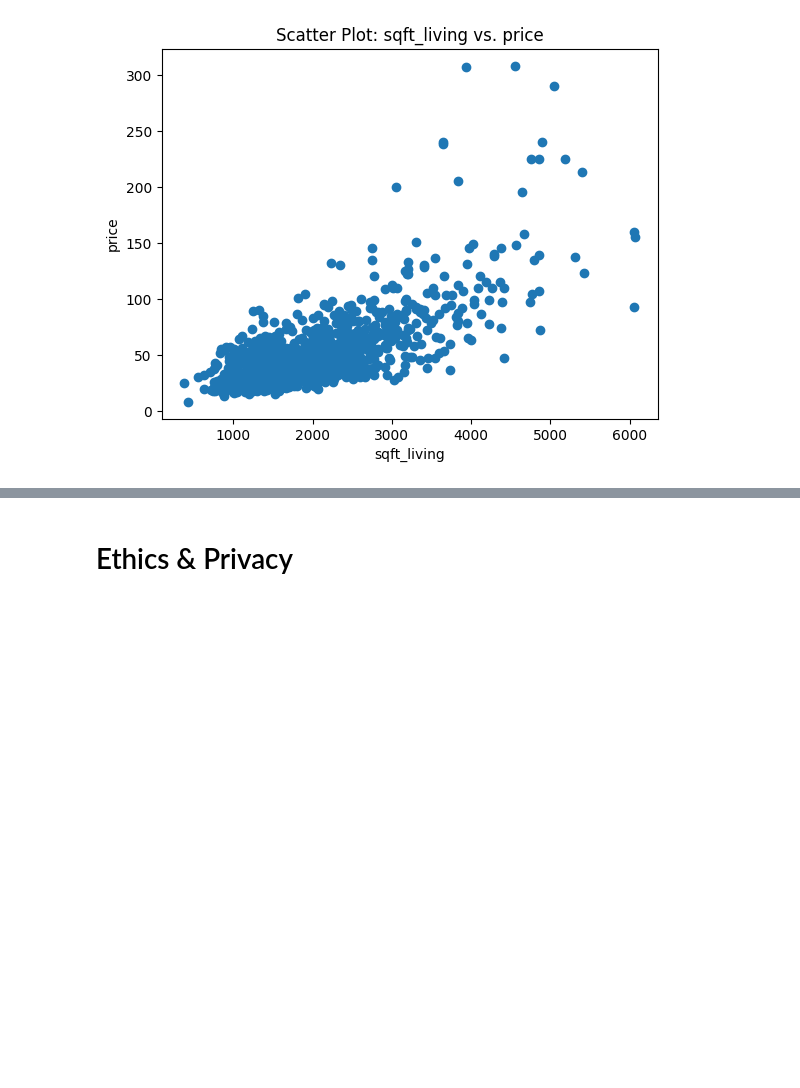
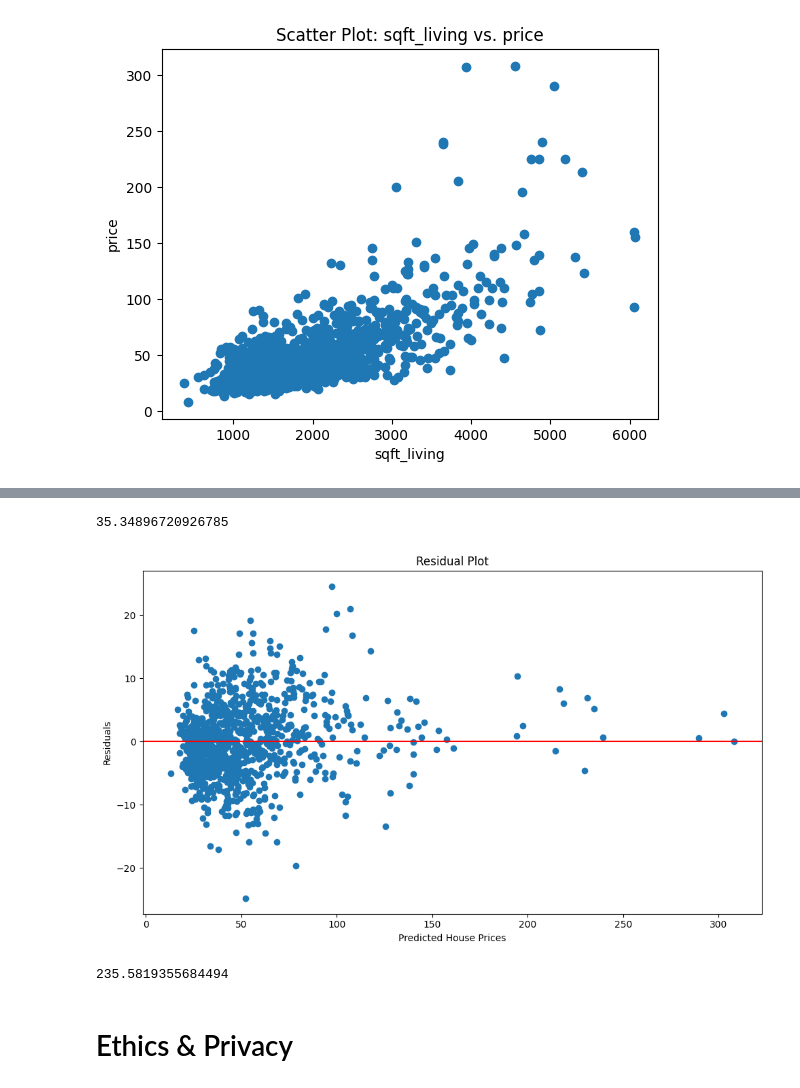
Before and after one commit to COGS118A/Group027-SP23, a Jupyter notebook: Checkpoint_Group027-SP23.ipynb, the cells around one changed output, grey strips where cells are left out. Drawn from its saved outputs; the diff is of its cells as text; code cells hidden in the pictures; blank space fills up the shorter version.

```diff
--- a/Checkpoint_Group027-SP23.ipynb
+++ b/Checkpoint_Group027-SP23.ipynb
@@ -268,3 +307,33 @@ plt.show()
+# %%
+final_score
+# %% [output]
+35.34896720926785
+# %%
+# Get the predictions from the best model
+y_pred = best_model.predict(X_scaled)
+
+# Calculate residuals
+residuals = y - y_pred
+
+# Plot residuals
+plt.figure(figsize=(10, 6))
+plt.scatter(y_pred, residuals)
+plt.axhline(y=0, color='r', linestyle='-')
+plt.xlabel('Predicted House Prices')
+plt.ylabel('Residuals')
+plt.title('Residual Plot')
+plt.tight_layout()
+plt.show()
+# %% [output]
+[figure, added]
+# %%
+X_train, X_test, y_train, y_test = train_test_split(X_scaled, y, test_size=0.2, random_state=42)
+best_model.fit(X_train, y_train)
+y_pred_test = best_model.predict(X_test)
+test_score = mean_squared_error(y_test, y_pred_test)
+test_score
+# %% [output]
+235.5819355684494
 # %% [markdown]
 # Ethics & Privacy
 # %% [markdown]
```
Also changed, not shown: parts of 8 cells of this notebook.
